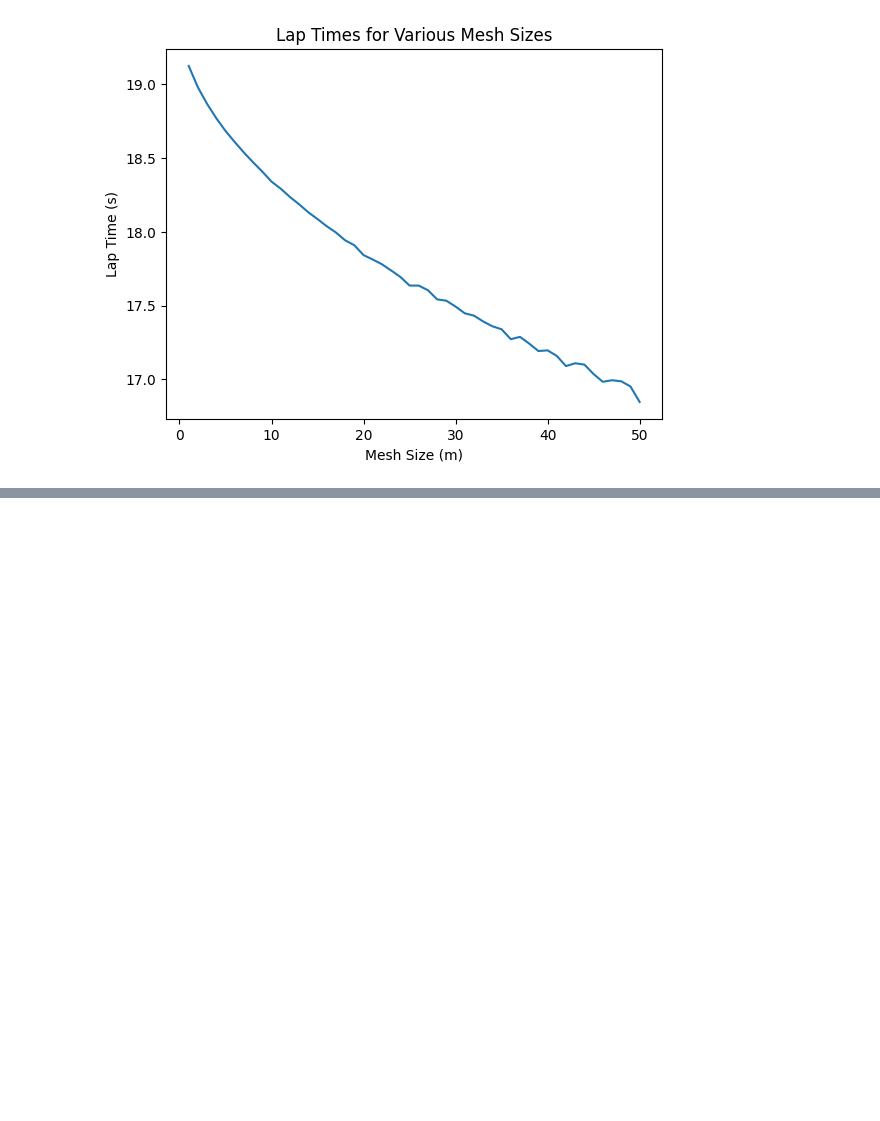
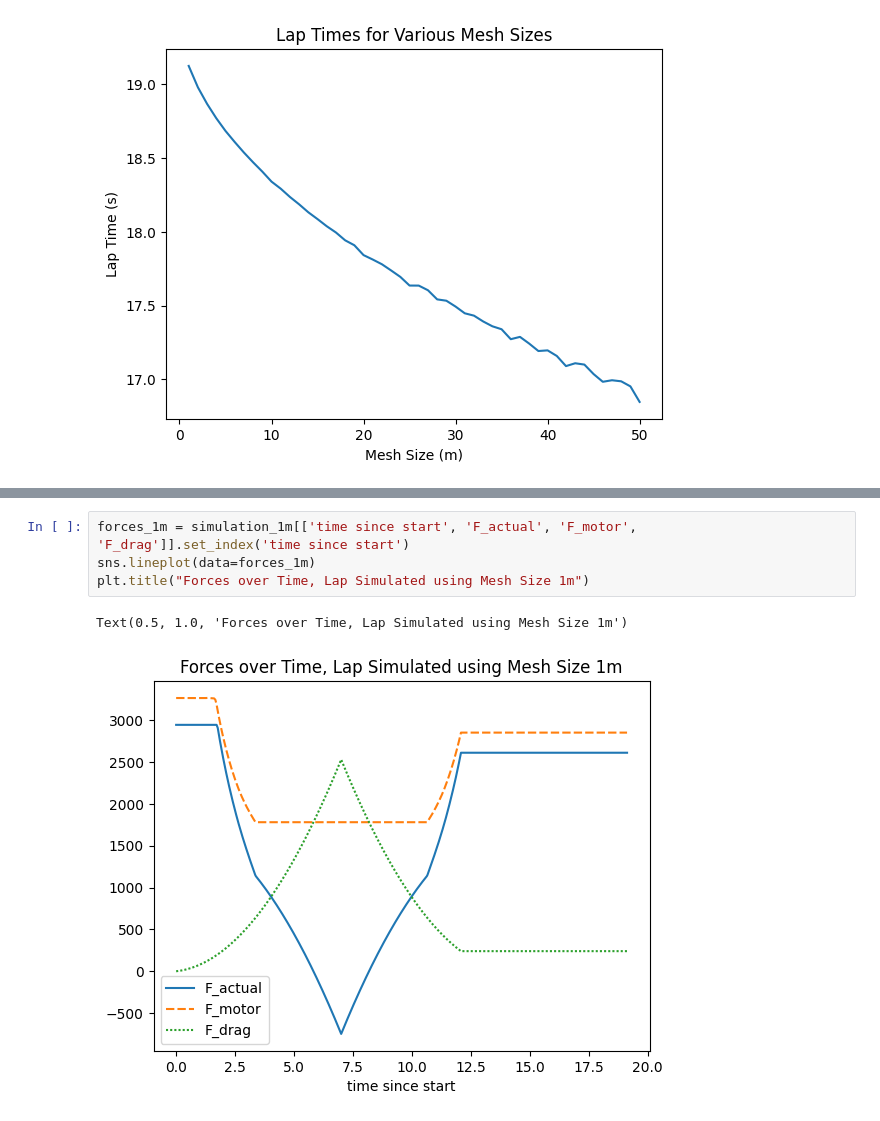
Before and after one commit to billtaing/FEB-Sp26-Recruitment-Project, a Jupyter notebook: sim.ipynb, the cells around one changed output, grey strips where cells are left out. Drawn from its saved outputs; the diff is of its cells as text; blank space fills up the shorter version.

```diff
--- a/sim.ipynb
+++ b/sim.ipynb
@@ -185,0 +132,7 @@ Text(0.5, 1.0, 'Speed over Time, Lap Simulated using Mesh Size 1m')
+# %%
+forces_1m = simulation_1m[['time since start', 'F_actual', 'F_motor', 'F_drag']].set_index('time since start')
+sns.lineplot(data=forces_1m)
+plt.title("Forces over Time, Lap Simulated using Mesh Size 1m")
+# %% [output]
+Text(0.5, 1.0, 'Forces over Time, Lap Simulated using Mesh Size 1m')
+[figure, added]
```
Also changed, not shown: parts of 15 cells of this notebook, 2 other files.
